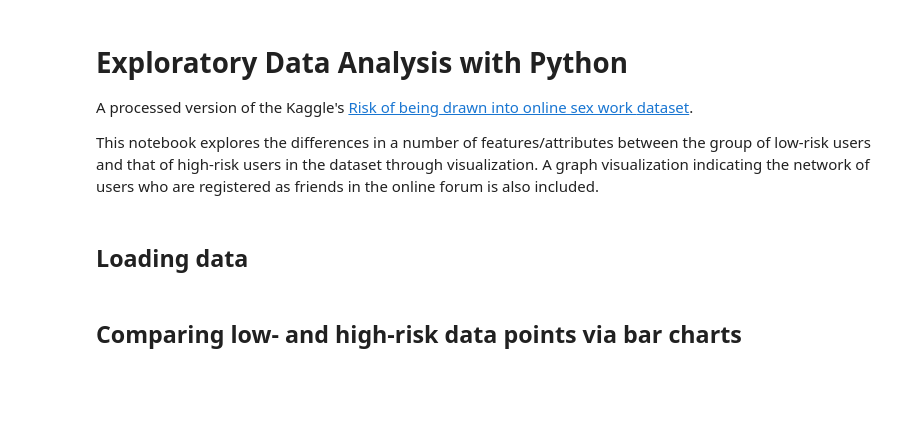
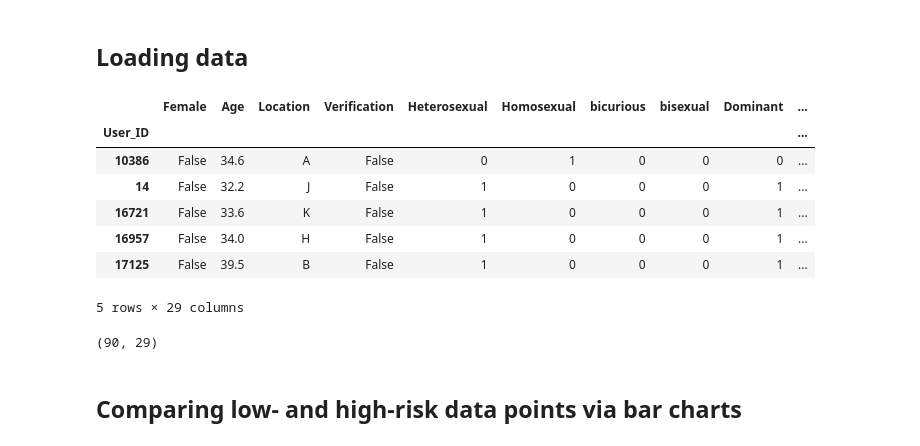
Before and after one commit to PacktPublishing/Hands-On-Application-Development-with-PyCharm, a Jupyter notebook: Chapter13/Pipeline/notebooks/EDA.ipynb, the cells around one changed output. Drawn from its saved outputs; the diff is of its cells as text; code cells hidden in the pictures; blank space fills up the shorter version.

Commit message:
finished data pipeline in chapter 13

```diff
--- a/Chapter13/Pipeline/notebooks/EDA.ipynb
+++ b/Chapter13/Pipeline/notebooks/EDA.ipynb
@@ -1,28 +1,25 @@
-# %% [markdown]
-# Exploratory Data Analysis with Python
-
-A processed version of the Kaggle's [Risk of being drawn into online sex work
-dataset](https://www.kaggle.com/panoskostakos/online-sex-work).
-
-This notebook explores the differences in a number of features/attributes
-between the group of low-risk users and that of high-risk users in the dataset
-through visualization. A graph visualization indicating the network of users
-who are registered as friends in the online forum is also included.
 # %% [markdown]
 ## Loading data
 # %%
 import pandas as pd
 import numpy as np
 import matplotlib.pyplot as plt
 import seaborn as sns
 
 import warnings
 warnings.filterwarnings('ignore')
 
-df = pd.read_csv('data/cleaned_online_sex_work.csv', index_col=0)
-df = df.iloc[: 28831, :]
-df = df[~ df.index.duplicated(keep='first')]
+df = pd.read_csv('../data/cleaned_online_sex_work.csv', index_col=0)
 df.head()
+# %% [output]
+|  | Female | Age | Location | Verification | Heterosexual | Homosexual | bicurious | bisexual | Dominant | ... |
+| User_ID |  |  |  |  |  |  |  |  |  | ... |
+| 10386 | False | 34.6 | A | False | 0 | 1 | 0 | 0 | 0 | ... |
+| 14 | False | 32.2 | J | False | 1 | 0 | 0 | 0 | 1 | ... |
+| 16721 | False | 33.6 | K | False | 1 | 0 | 0 | 0 | 1 | ... |
+| 16957 | False | 34.0 | H | False | 1 | 0 | 0 | 0 | 1 | ... |
+| 17125 | False | 39.5 | B | False | 1 | 0 | 0 | 0 | 1 | ... |
+5 rows × 29 columns
 # %%
 train_df = df[df['Risk'].isnull() == False]
 train_df['Risk'] = train_df['Risk'].astype(int)
@@ -30,6 +27,8 @@ norisk_df = train_df[train_df['Risk'] == 0]
 risk_df = train_df[train_df['Risk'] != 0]
 
 print(train_df.shape)
+# %% [output]
+(90, 29)
 # %% [markdown]
 ## Comparing low- and high-risk data points via bar charts
 # %%
```
Also changed, not shown: parts of 4 cells of this notebook, 2 other files.
